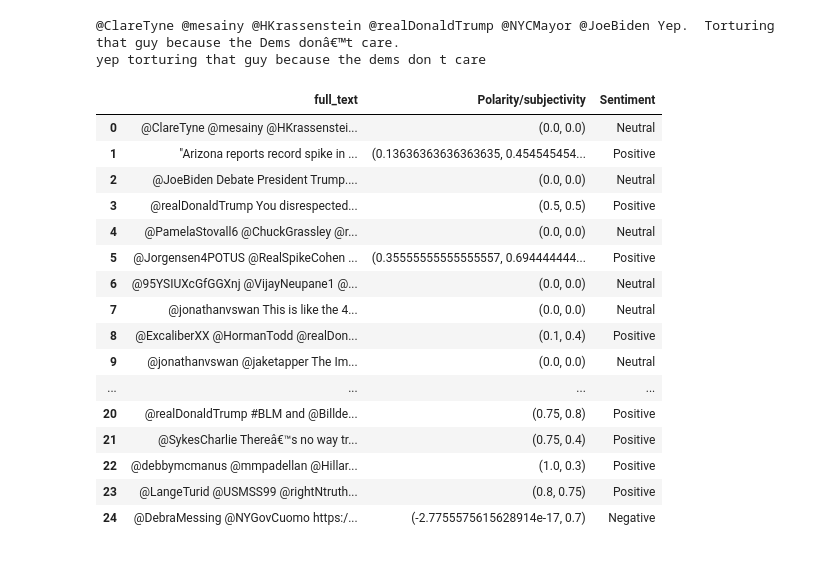
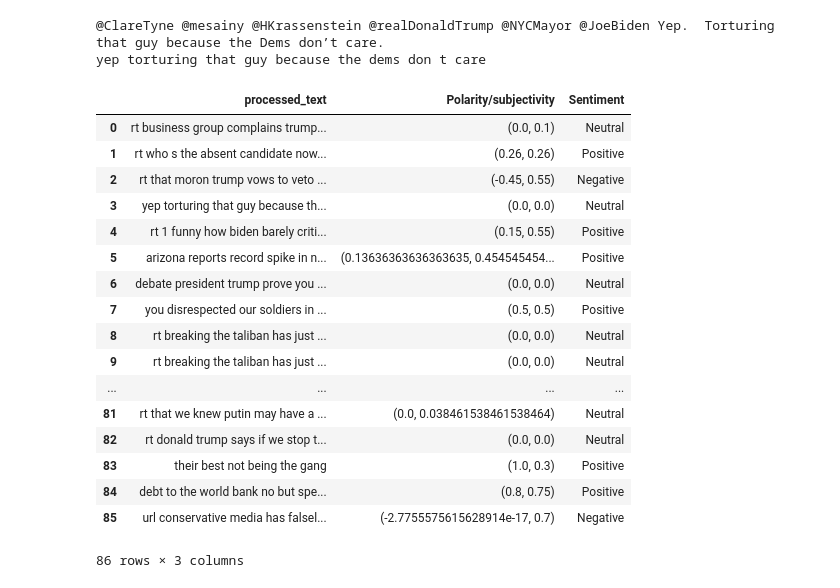
Before and after one commit to AllenFarcas/Mining-Twitter-for-the-Next-US-President, a Jupyter notebook: Textblob.ipynb, the cells around one changed output. Cells and saved outputs as stored; diff of their text form; code cells hidden in the pictures.

Commit message:
Update Textblob.ipynb
Loaded data directly from Json using pandas so that symbols like apostrophe are parsed correctly.

```diff
--- a/Textblob.ipynb
+++ b/Textblob.ipynb
@@ -13,3 +13,6 @@ def preprocess_text(text):
     text = re.sub('[^a-zA-Zа-яА-Я1-9]+',' ', text)
     text = re.sub(' +',' ', text)
     return text.strip()
+# %%
+data = pd.read_json("test.jsonl",lines="True")
+data.head()
@@ -16,6 +27,6 @@ def preprocess_text(text):
 # %%
 #load data from csv/excel/json
-data=pd.read_excel('tweets.xlsx')
+#data=pd.read_excel('tweets.xlsx')
 #data.head()
 # %%
 text = [preprocess_text(t) for t in data.iloc[:]['full_text']]
@@ -24,10 +35,10 @@ text = [preprocess_text(t) for t in data.iloc[:]['full_text']]
 data["processed_text"]= text
 
 #example
-print(data.iloc[0]['full_text'])
-print(data.iloc[0]["processed_text"])
+print(data.iloc[3]['full_text'])
+print(data.iloc[3]["processed_text"])
 # %% [output]
-@ClareTyne @mesainy @HKrassenstein @realDonaldTrump @NYCMayor @JoeBiden Yep.  Torturing that guy because the Dems donâ€™t care.
+@ClareTyne @mesainy @HKrassenstein @realDonaldTrump @NYCMayor @JoeBiden Yep.  Torturing that guy because the Dems don’t care.
 yep torturing that guy because the dems don t care
 # %%
 #data.head(2)
@@ -38,46 +49,47 @@ tokens = [nltk.word_tokenize(t) for t in data.iloc[:]['processed_text']]
 # %%
 #Textblob
 
 #calling the Textblob function for each text
 blobs = [TextBlob(t) for t in data.iloc[:]["processed_text"]]
 
 selected = data[["id_str","full_text","processed_text"]]
 df=selected.copy()
 
 #getting the polarity and subjectivity of the blob
 polarity=[]
 for i in range(data.shape[0]):
     polarity.append(blobs[i].sentiment)
 
 df["Polarity/subjectivity"]= polarity
 
 sentiment= []
 for j in range(data.shape[0]):
     if polarity[j][0]>0:
         sentiment.append("Positive")
     elif polarity[j][0]<0:
         sentiment.append("Negative")
     else:
         sentiment.append("Neutral")
 
 df["Sentiment"]= sentiment
 pd.options.display.max_colwidth = 150
-df[["full_text","Polarity/subjectivity","Sentiment"]]
+df[["processed_text","Polarity/subjectivity","Sentiment"]]
 # %% [output]
-|  | full_text | Polarity/subjectivity | Sentiment |
-| 0 | @ClareTyne @mesainy @HKrassenstei... | (0.0, 0.0) | Neutral |
-| 1 | "Arizona reports record spike in ... | (0.13636363636363635, 0.454545454... | Positive |
-| 2 | @JoeBiden Debate President Trump.... | (0.0, 0.0) | Neutral |
-| 3 | @realDonaldTrump You disrespected... | (0.5, 0.5) | Positive |
-| 4 | @PamelaStovall6 @ChuckGrassley @r... | (0.0, 0.0) | Neutral |
-| 5 | @Jorgensen4POTUS @RealSpikeCohen ... | (0.35555555555555557, 0.694444444... | Positive |
-| 6 | @95YSIUXcGfGGXnj @VijayNeupane1 @... | (0.0, 0.0) | Neutral |
-| 7 | @jonathanvswan This is like the 4... | (0.0, 0.0) | Neutral |
-| 8 | @ExcaliberXX @HormanTodd @realDon... | (0.1, 0.4) | Positive |
-| 9 | @jonathanvswan @jaketapper The Im... | (0.0, 0.0) | Neutral |
+|  | processed_text | Polarity/subjectivity | Sentiment |
+| 0 | rt business group complains trump... | (0.0, 0.1) | Neutral |
+| 1 | rt who s the absent candidate now... | (0.26, 0.26) | Positive |
+| 2 | rt that moron trump vows to veto ... | (-0.45, 0.55) | Negative |
+| 3 | yep torturing that guy because th... | (0.0, 0.0) | Neutral |
+| 4 | rt 1 funny how biden barely criti... | (0.15, 0.55) | Positive |
+| 5 | arizona reports record spike in n... | (0.13636363636363635, 0.454545454... | Positive |
+| 6 | debate president trump prove you ... | (0.0, 0.0) | Neutral |
+| 7 | you disrespected our soldiers in ... | (0.5, 0.5) | Positive |
+| 8 | rt breaking the taliban has just ... | (0.0, 0.0) | Neutral |
+| 9 | rt breaking the taliban has just ... | (0.0, 0.0) | Neutral |
 | ... | ... | ... | ... |
-| 20 | @realDonaldTrump #BLM and @Billde... | (0.75, 0.8) | Positive |
-| 21 | @SykesCharlie Thereâ€™s no way tr... | (0.75, 0.4) | Positive |
-| 22 | @debbymcmanus @mmpadellan @Hillar... | (1.0, 0.3) | Positive |
-| 23 | @LangeTurid @USMSS99 @rightNtruth... | (0.8, 0.75) | Positive |
-| 24 | @DebraMessing @NYGovCuomo https:/... | (-2.7755575615628914e-17, 0.7) | Negative |
+| 81 | rt that we knew putin may have a ... | (0.0, 0.038461538461538464) | Neutral |
+| 82 | rt donald trump says if we stop t... | (0.0, 0.0) | Neutral |
+| 83 | their best not being the gang | (1.0, 0.3) | Positive |
+| 84 | debt to the world bank no but spe... | (0.8, 0.75) | Positive |
+| 85 | url conservative media has falsel... | (-2.7755575615628914e-17, 0.7) | Negative |
+86 rows × 3 columns
```
Also changed, not shown: parts of 1 cell of this notebook.
